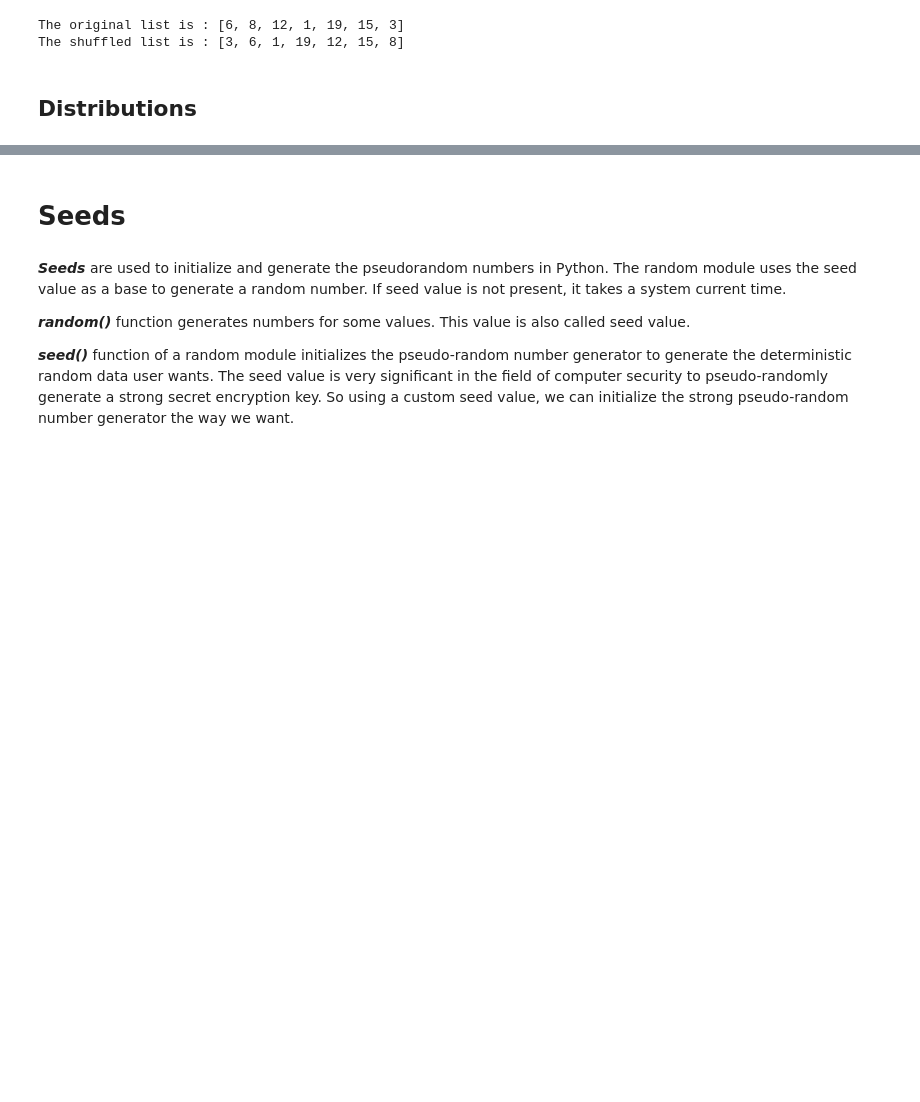
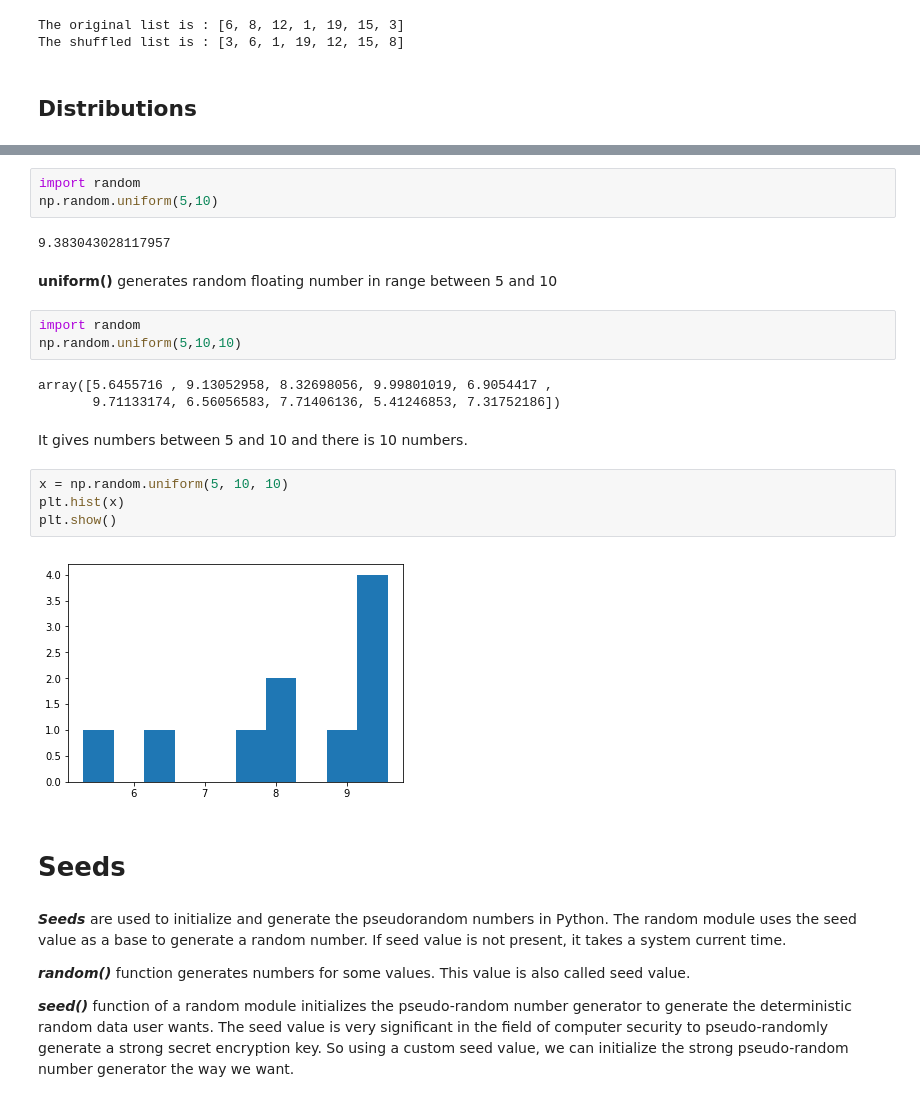
Before and after one commit to karolinaszafranbelzowska/numpy.random, a Jupyter notebook: The numpy.random.ipynb, the cells around one changed output, grey strips where cells are left out. Drawn from its saved outputs; the diff is of its cells as text; blank space fills up the shorter version.

```diff
--- a/The numpy.random.ipynb
+++ b/The numpy.random.ipynb
@@ -155,3 +206,24 @@ The shuffled list is : [3, 6, 1, 19, 12, 15, 8]
+# %%
+import random
+np.random.uniform(5,10)
+# %% [output]
+9.383043028117957
+# %% [markdown]
+**uniform()** generates random floating number in range between 5 and 10
+# %%
+import random
+np.random.uniform(5,10,10)
+# %% [output]
+array([5.6455716 , 9.13052958, 8.32698056, 9.99801019, 6.9054417 ,
+       9.71133174, 6.56056583, 7.71406136, 5.41246853, 7.31752186])
+# %% [markdown]
+It gives numbers between 5 and 10 and there is 10 numbers.
+# %%
+x = np.random.uniform(5, 10, 10)
+plt.hist(x)
+plt.show()
+# %% [output]
+[figure, added]
 # %% [markdown]
 # Seeds
 # %% [markdown]
```
Also changed, not shown: parts of 8 cells of this notebook.
